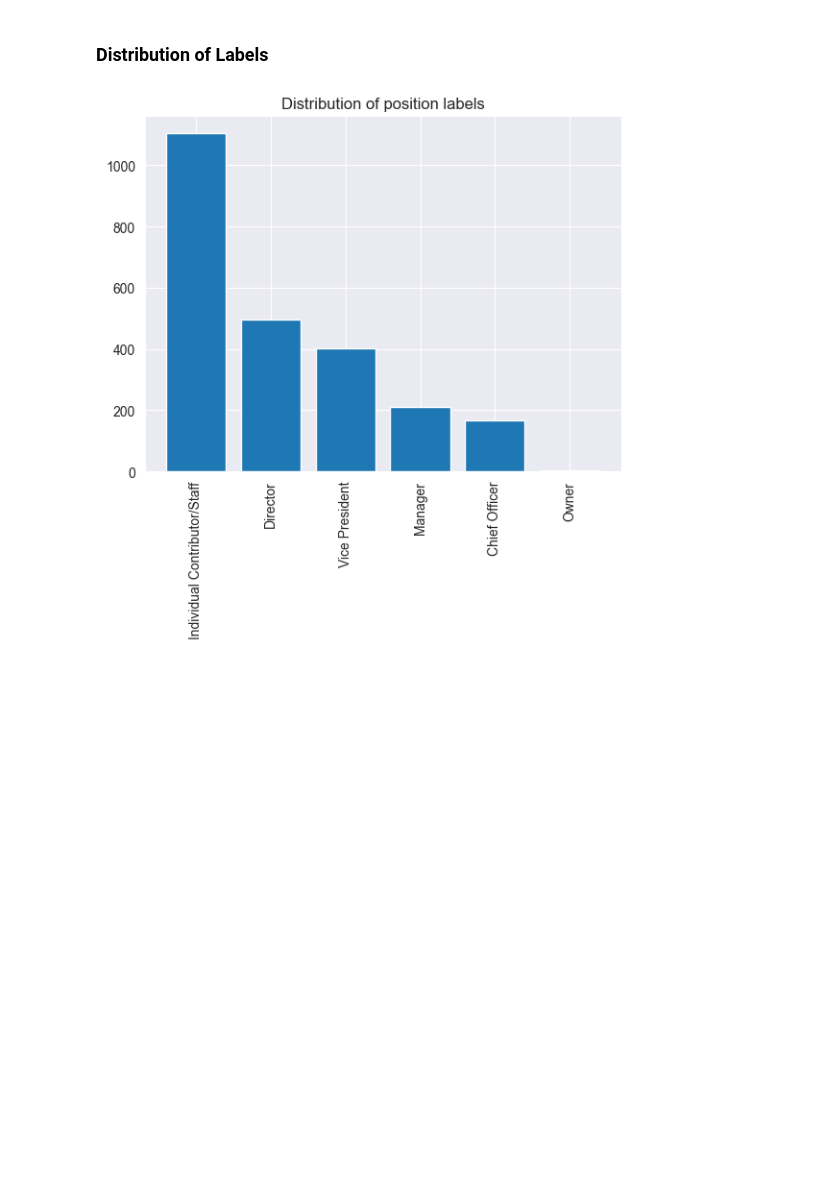
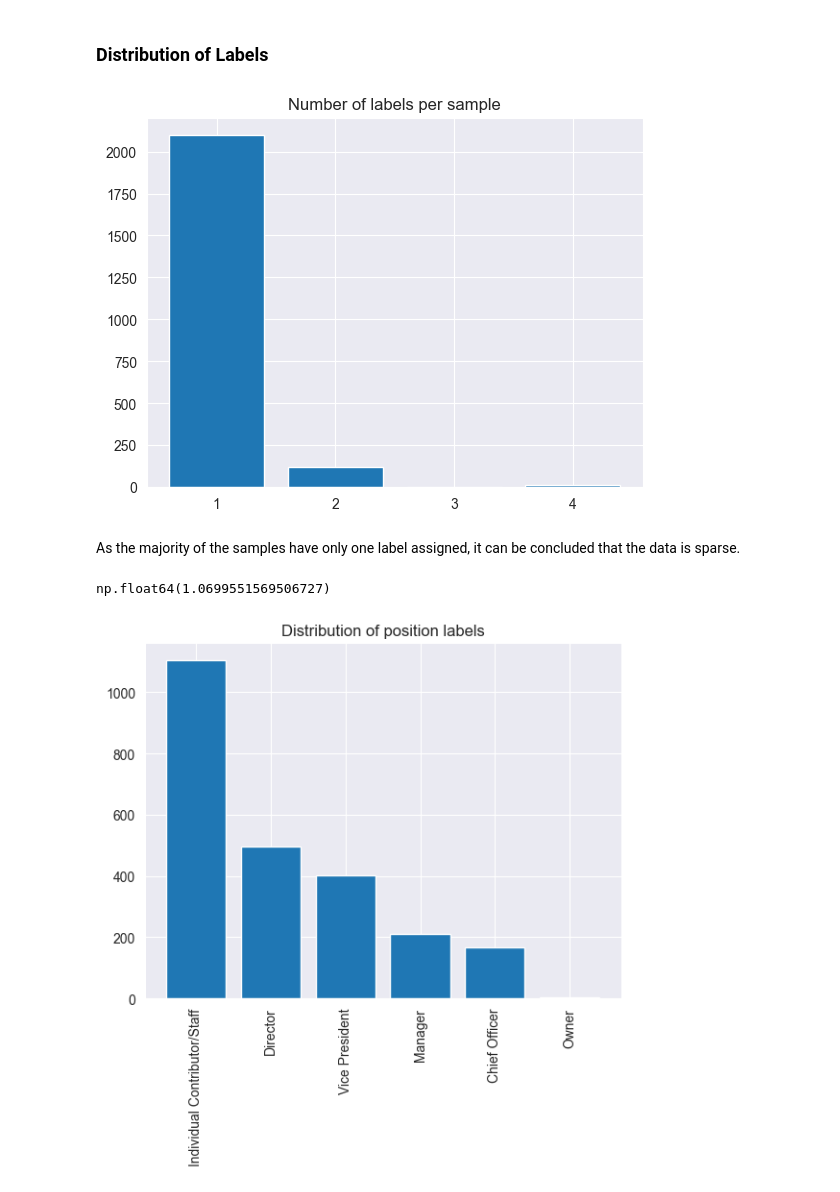
Before and after one commit to anyaachan/JobTitleClassification, a Jupyter notebook: notebooks/data_preparation.ipynb, the cells around one changed output. Drawn from its saved outputs; the diff is of its cells as text; code cells hidden in the pictures; blank space fills up the shorter version.

Commit message:
add label distribution exploration, introduce subset accuracy metric

```diff
--- a/notebooks/data_preparation.ipynb
+++ b/notebooks/data_preparation.ipynb
@@ -171,6 +156,24 @@ job_level_data
 We do not perform any other preprocessing steps, such as stemming or lemmatization, as the BERT model is designed to understand textual data in context.
 # %% [markdown]
 ### Distribution of Labels
+# %%
+sum_of_labels = job_level_data["Label"].apply(len).value_counts()
+
+fig, ax = plt.subplots()
+plt.bar(sum_of_labels.index, sum_of_labels.values)
+plt.title('Number of labels per sample')
+plt.xticks(sum_of_labels.index)  # Ensure x-axis ticks match the sum values
+
+plt.show()
+# %% [output]
+[figure, added]
+# %% [markdown]
+As the majority of the samples have only one label assigned, it can be concluded that the data is sparse.
+# %%
+avg_labels_count_per_sample = job_level_data["Label"].apply(len).mean()
+avg_labels_count_per_sample
+# %% [output]
+np.float64(1.0699551569506727)
 # %%
 labels_list = [label for labels_list in job_level_data["Label"] for label in labels_list]
 labels_count = sorted(Counter(labels_list).items(), key=lambda x: x[1], reverse=True)
```
Also changed, not shown: parts of 9 cells of this notebook, 3 other files.
